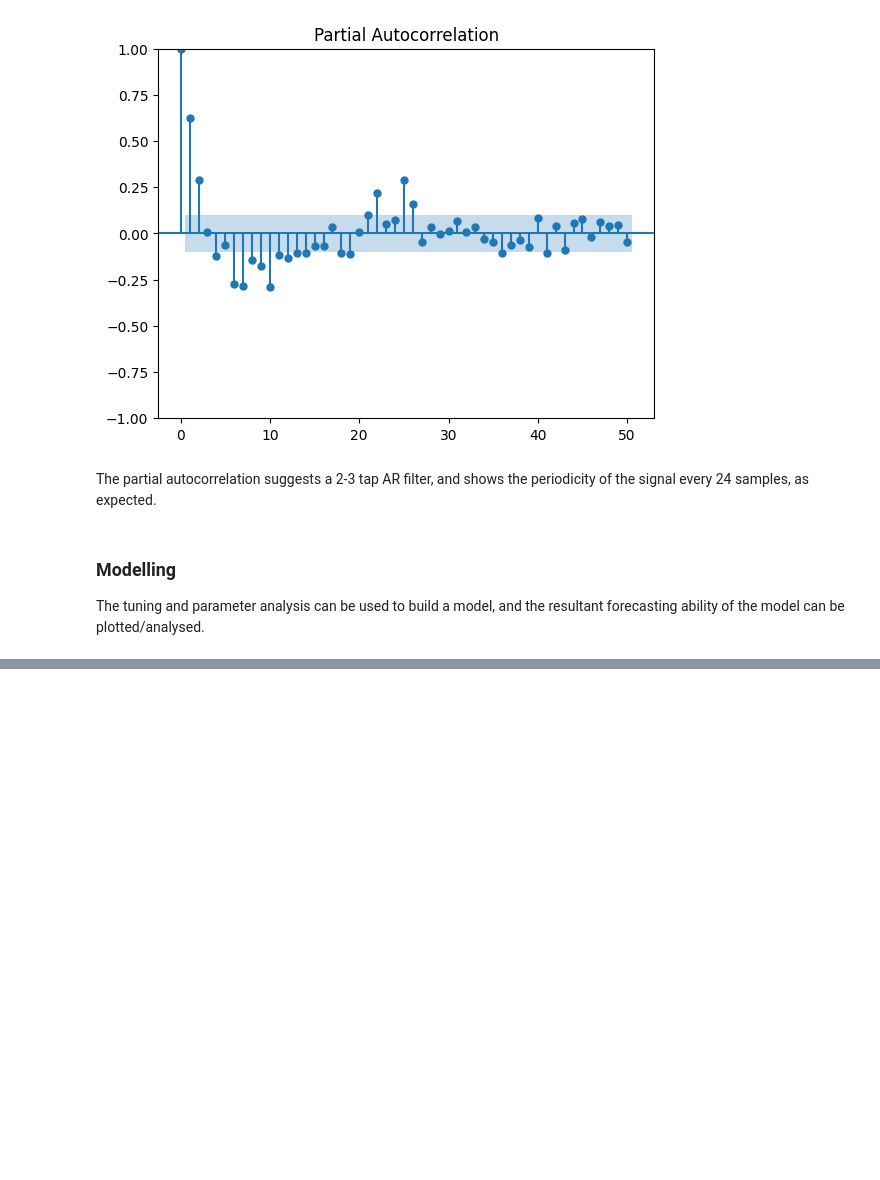
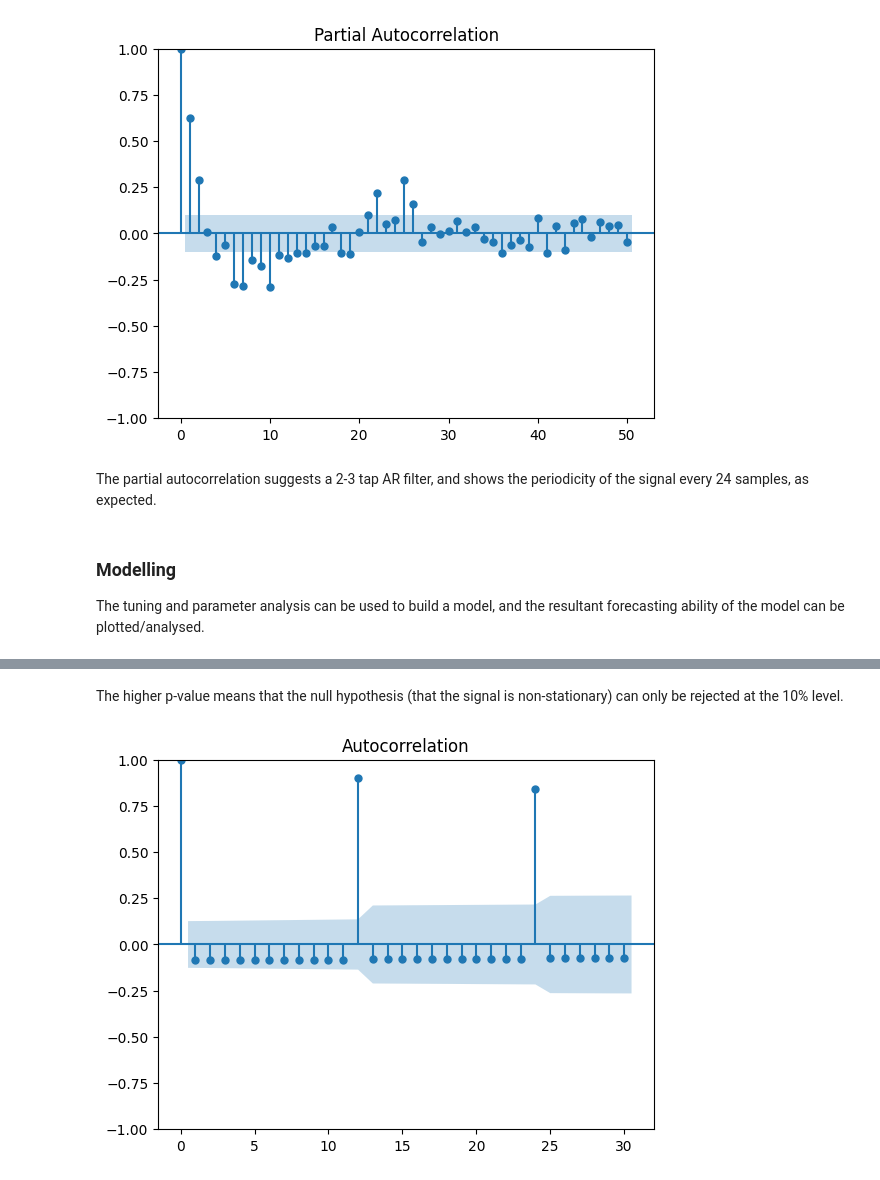
Before and after one commit to nagi49000/stats-play, a Jupyter notebook: python/notebooks/sarimax-models-on-timeseries.ipynb, the cells around one changed output, grey strips where cells are left out. Drawn from its saved outputs; the diff is of its cells as text; code cells hidden in the pictures; blank space fills up the shorter version.

```diff
--- a/python/notebooks/sarimax-models-on-timeseries.ipynb
+++ b/python/notebooks/sarimax-models-on-timeseries.ipynb
@@ -111,0 +179,6 @@ STOP: TOTAL NO. of ITERATIONS REACHED LIMIT
+# %% [markdown]
+The higher p-value means that the null hypothesis (that the signal is non-stationary) can only be rejected at the 10% level.
+# %%
+_ = plot_acf(s_periodic_impulse, lags=30)
+# %% [output]
+[figure, added]
```
Also changed, not shown: parts of 13 cells of this notebook, 1 other file.
